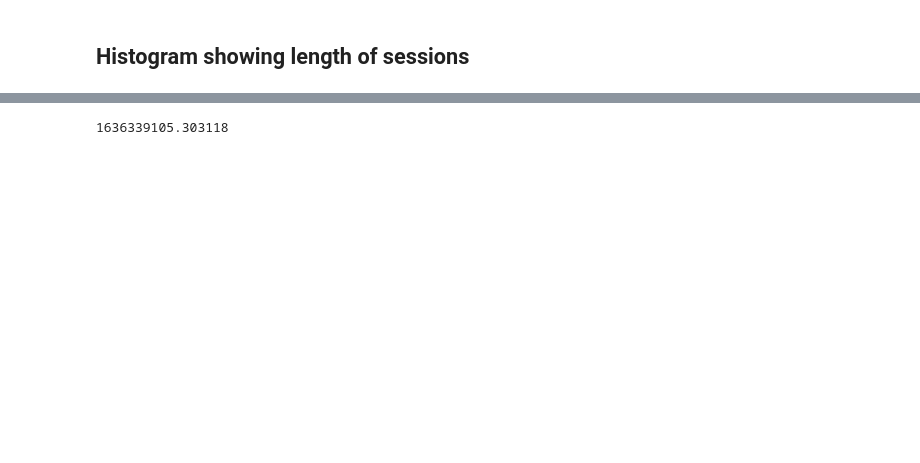
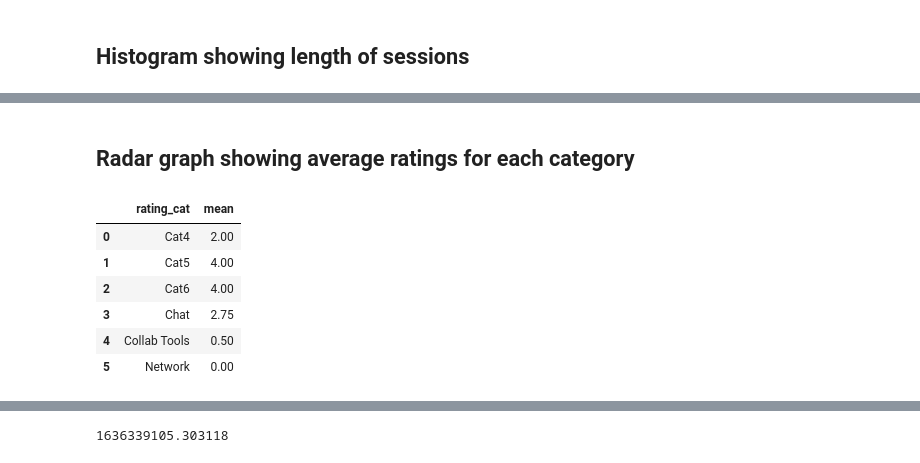
Before and after one commit to donutboy929/tictactAI, a Jupyter notebook: jupyter/visualise-a28-metrics/visualiser.ipynb, the cells around one changed output, grey strips where cells are left out. Cells and saved outputs as stored; diff of their text form; code cells hidden in the pictures; blank space fills up the shorter version.

```diff
--- a/jupyter/visualise-a28-metrics/visualiser.ipynb
+++ b/jupyter/visualise-a28-metrics/visualiser.ipynb
@@ -277,0 +280,13 @@ for ax in axarr.flatten():
+# %% [markdown]
+## Radar graph showing average ratings for each category
+# %%
+df_rating_cat_grouped = pd.DataFrame({'mean' : df_rating.groupby(["rating_cat"])['rating'].mean()}).reset_index()
+df_rating_cat_grouped
+# %% [output]
+|  | rating_cat | mean |
+| 0 | Cat4 | 2.00 |
+| 1 | Cat5 | 4.00 |
+| 2 | Cat6 | 4.00 |
+| 3 | Chat | 2.75 |
+| 4 | Collab Tools | 0.50 |
+| 5 | Network | 0.00 |
```
Also changed, not shown: parts of 19 cells of this notebook, 2 other files.
